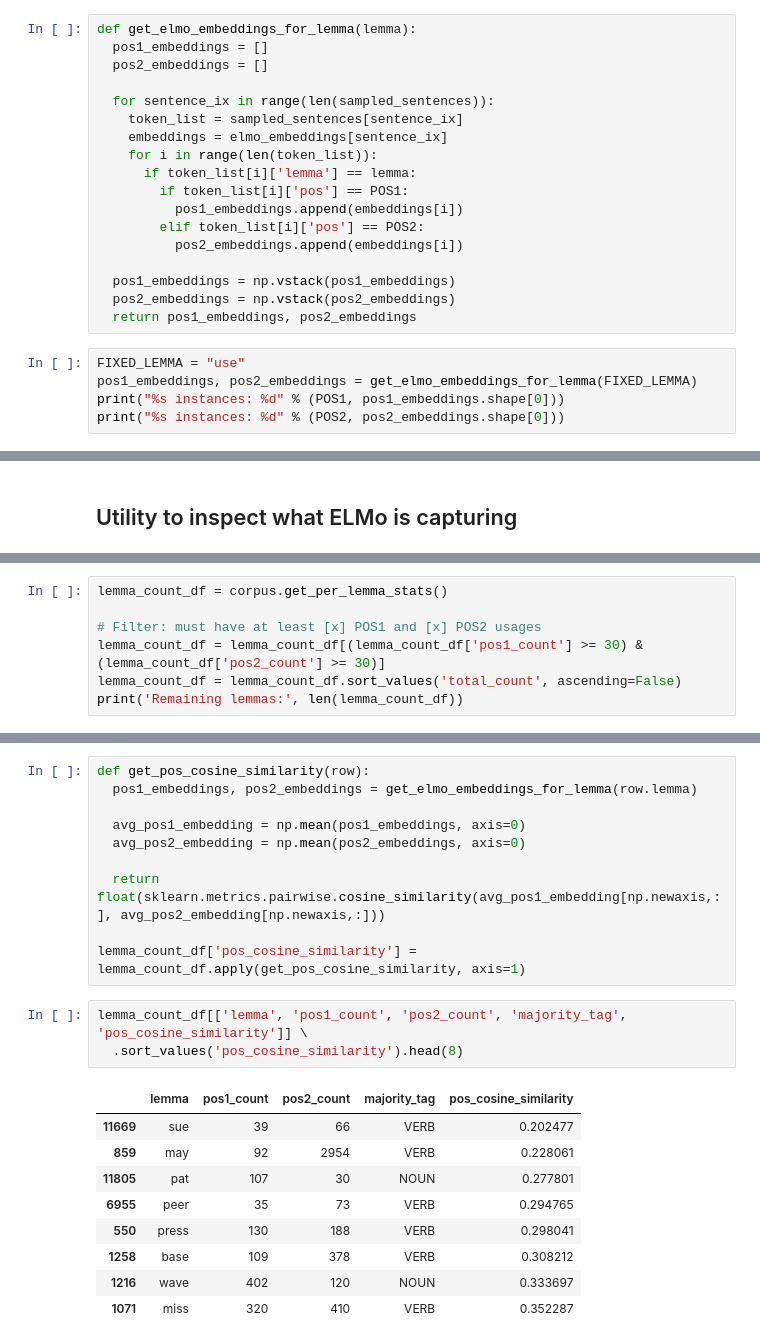
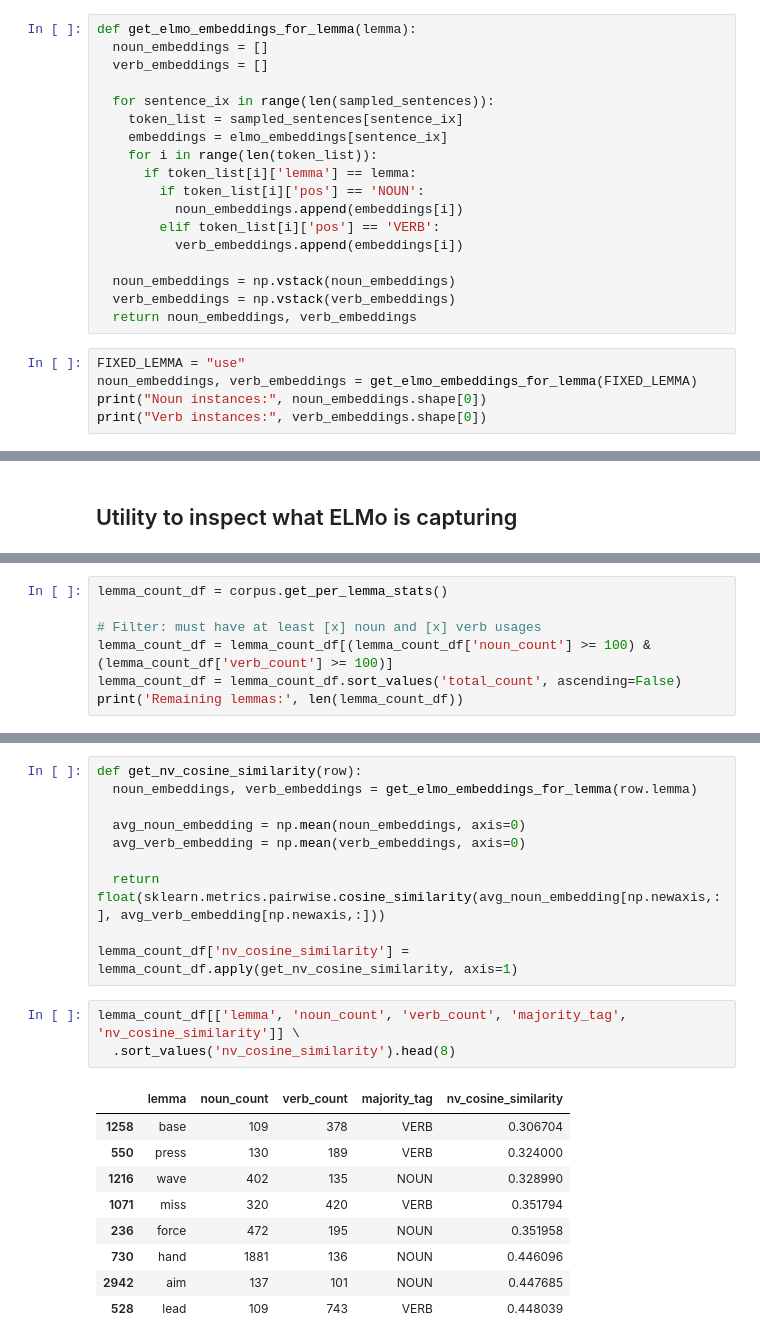
Before and after one commit to SPOClab-ca/word-class-flexibility, a Jupyter notebook: notebooks/ELMo.ipynb, the cells around one changed output, grey strips where cells are left out. Drawn from its saved outputs; the diff is of its cells as text.

```diff
--- a/notebooks/ELMo.ipynb
+++ b/notebooks/ELMo.ipynb
@@ -60,25 +56,25 @@ for ix in tqdm.tqdm(range(0, len(data_as_tokens), BATCH_SIZE)):
 ## ELMo embeddings of instances of a fixed lemma
 # %%
 def get_elmo_embeddings_for_lemma(lemma):
-  pos1_embeddings = []
-  pos2_embeddings = []
+  noun_embeddings = []
+  verb_embeddings = []
 
   for sentence_ix in range(len(sampled_sentences)):
     token_list = sampled_sentences[sentence_ix]
     embeddings = elmo_embeddings[sentence_ix]
     for i in range(len(token_list)):
       if token_list[i]['lemma'] == lemma:
-        if token_list[i]['pos'] == POS1:
-          pos1_embeddings.append(embeddings[i])
-        elif token_list[i]['pos'] == POS2:
-          pos2_embeddings.append(embeddings[i])
+        if token_list[i]['pos'] == 'NOUN':
+          noun_embeddings.append(embeddings[i])
+        elif token_list[i]['pos'] == 'VERB':
+          verb_embeddings.append(embeddings[i])
 
-  pos1_embeddings = np.vstack(pos1_embeddings)
-  pos2_embeddings = np.vstack(pos2_embeddings)
-  return pos1_embeddings, pos2_embeddings
+  noun_embeddings = np.vstack(noun_embeddings)
+  verb_embeddings = np.vstack(verb_embeddings)
+  return noun_embeddings, verb_embeddings
 # %%
 FIXED_LEMMA = "use"
-pos1_embeddings, pos2_embeddings = get_elmo_embeddings_for_lemma(FIXED_LEMMA)
-print("%s instances: %d" % (POS1, pos1_embeddings.shape[0]))
-print("%s instances: %d" % (POS2, pos2_embeddings.shape[0]))
+noun_embeddings, verb_embeddings = get_elmo_embeddings_for_lemma(FIXED_LEMMA)
+print("Noun instances:", noun_embeddings.shape[0])
+print("Verb instances:", verb_embeddings.shape[0])
 # %% [output]
@@ -137,8 +133,8 @@ Using the classification scheme of Ellis and Schmidt ( 1977 ) , it can be seen t
 # %%
 lemma_count_df = corpus.get_per_lemma_stats()
 
-# Filter: must have at least [x] POS1 and [x] POS2 usages
-lemma_count_df = lemma_count_df[(lemma_count_df['pos1_count'] >= 30) & (lemma_count_df['pos2_count'] >= 30)]
+# Filter: must have at least [x] noun and [x] verb usages
+lemma_count_df = lemma_count_df[(lemma_count_df['noun_count'] >= 100) & (lemma_count_df['verb_count'] >= 100)]
 lemma_count_df = lemma_count_df.sort_values('total_count', ascending=False)
 print('Remaining lemmas:', len(lemma_count_df))
 # %% [output]
@@ -146,24 +142,24 @@ Remaining lemmas: 320
 # %%
-def get_pos_cosine_similarity(row):
-  pos1_embeddings, pos2_embeddings = get_elmo_embeddings_for_lemma(row.lemma)
+def get_nv_cosine_similarity(row):
+  noun_embeddings, verb_embeddings = get_elmo_embeddings_for_lemma(row.lemma)
 
-  avg_pos1_embedding = np.mean(pos1_embeddings, axis=0)
-  avg_pos2_embedding = np.mean(pos2_embeddings, axis=0)
+  avg_noun_embedding = np.mean(noun_embeddings, axis=0)
+  avg_verb_embedding = np.mean(verb_embeddings, axis=0)
 
-  return float(sklearn.metrics.pairwise.cosine_similarity(avg_pos1_embedding[np.newaxis,:], avg_pos2_embedding[np.newaxis,:]))
+  return float(sklearn.metrics.pairwise.cosine_similarity(avg_noun_embedding[np.newaxis,:], avg_verb_embedding[np.newaxis,:]))
 
-lemma_count_df['pos_cosine_similarity'] = lemma_count_df.apply(get_pos_cosine_similarity, axis=1)
+lemma_count_df['nv_cosine_similarity'] = lemma_count_df.apply(get_nv_cosine_similarity, axis=1)
 # %%
-lemma_count_df[['lemma', 'pos1_count', 'pos2_count', 'majority_tag', 'pos_cosine_similarity']] \
-  .sort_values('pos_cosine_similarity').head(8)
+lemma_count_df[['lemma', 'noun_count', 'verb_count', 'majority_tag', 'nv_cosine_similarity']] \
+  .sort_values('nv_cosine_similarity').head(8)
 # %% [output]
-|  | lemma | pos1_count | pos2_count | majority_tag | pos_cosine_similarity |
-| 11669 | sue | 39 | 66 | VERB | 0.202477 |
-| 859 | may | 92 | 2954 | VERB | 0.228061 |
-| 11805 | pat | 107 | 30 | NOUN | 0.277801 |
-| 6955 | peer | 35 | 73 | VERB | 0.294765 |
-| 550 | press | 130 | 188 | VERB | 0.298041 |
-| 1258 | base | 109 | 378 | VERB | 0.308212 |
-| 1216 | wave | 402 | 120 | NOUN | 0.333697 |
-| 1071 | miss | 320 | 410 | VERB | 0.352287 |
+|  | lemma | noun_count | verb_count | majority_tag | nv_cosine_similarity |
+| 1258 | base | 109 | 378 | VERB | 0.306704 |
+| 550 | press | 130 | 189 | VERB | 0.324000 |
+| 1216 | wave | 402 | 135 | NOUN | 0.328990 |
+| 1071 | miss | 320 | 420 | VERB | 0.351794 |
+| 236 | force | 472 | 195 | NOUN | 0.351958 |
+| 730 | hand | 1881 | 136 | NOUN | 0.446096 |
+| 2942 | aim | 137 | 101 | NOUN | 0.447685 |
+| 528 | lead | 109 | 743 | VERB | 0.448039 |
 # %%
```
Also changed, not shown: parts of 10 cells of this notebook, 4 other files.
